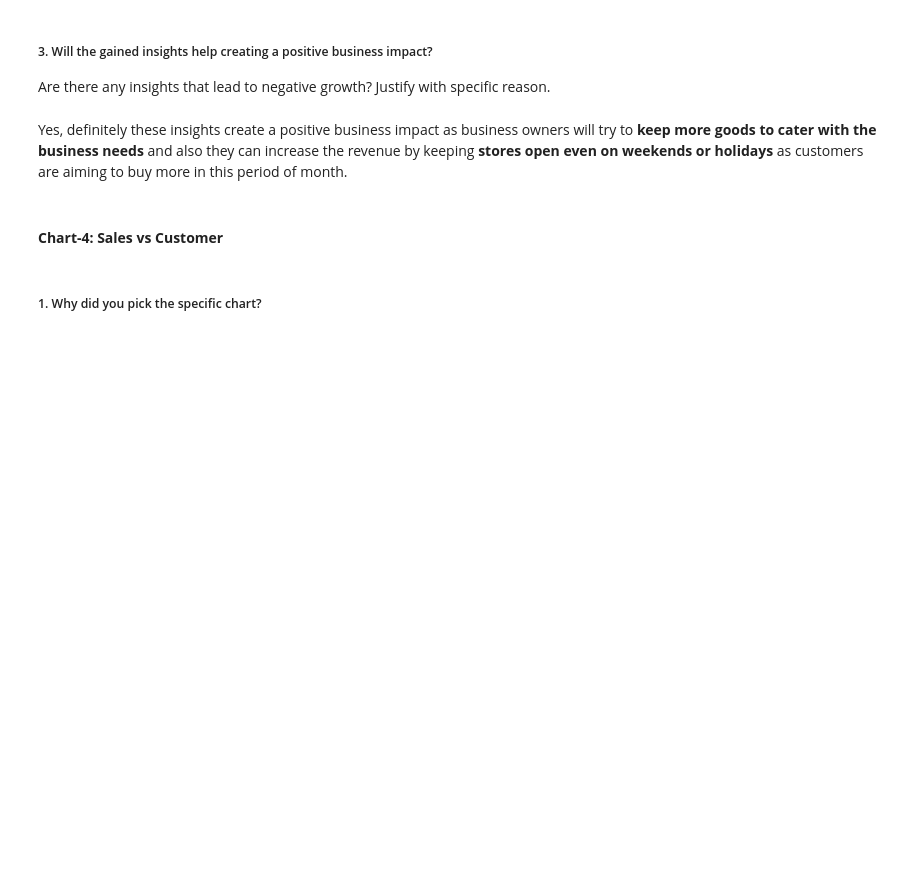
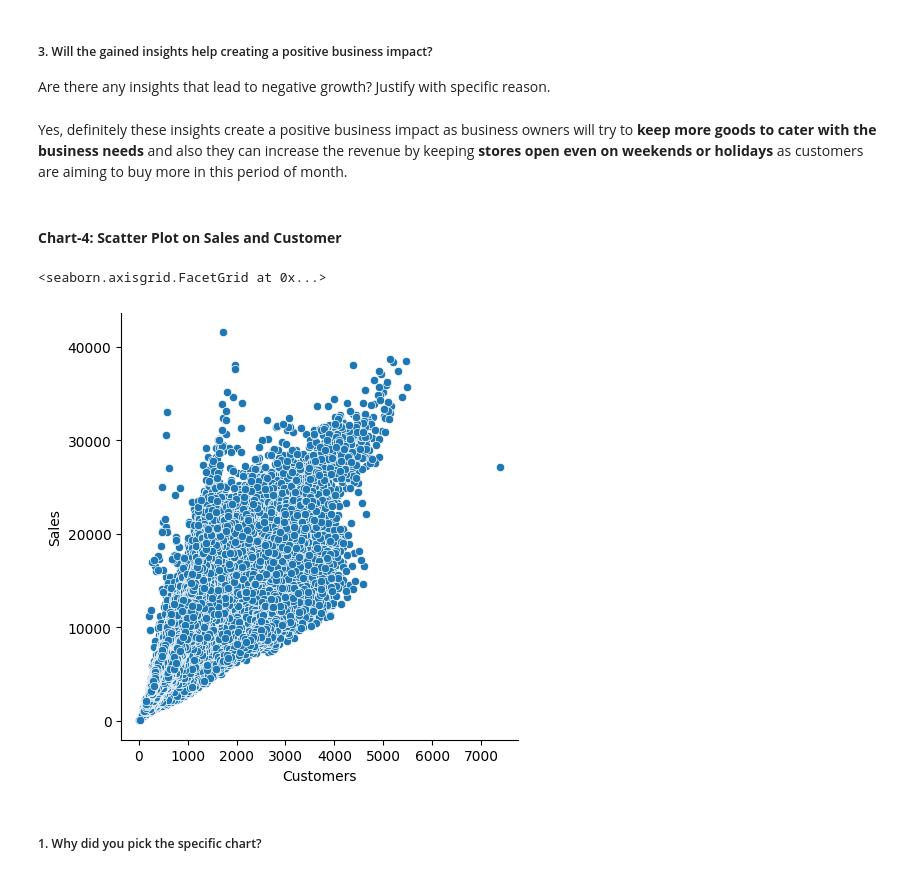
Before and after one commit to MohammadSarim/Capstone-Project-Retail-Sales-Prediction, a Jupyter notebook: Capstone_Project_Retail_Sales_Prediction.ipynb, the cells around one changed output. Drawn from its saved outputs; the diff is of its cells as text; code cells hidden in the pictures; blank space fills up the shorter version.

```diff
--- a/Capstone_Project_Retail_Sales_Prediction.ipynb
+++ b/Capstone_Project_Retail_Sales_Prediction.ipynb
@@ -1054,11 +1041,13 @@ Are there any insights that lead to negative growth? Justify with specific reaso
 # %% [markdown]
 Yes, definitely these insights create a positive business impact as business owners will try to **keep more goods to cater with the business needs** and also they can increase the revenue by keeping **stores open even on weekends or holidays** as customers are aiming to buy more in this period of month.
 # %% [markdown]
-#### **Chart-4: Sales vs Customer**
+#### **Chart-4: Scatter Plot on Sales and Customer**
 # %%
 # Sale Vs Customer
-plt.figure(figsize=(7,7))
-sns.scatterplot(df['Customers'],df['Sales'])
+sns.relplot(data=Merged_Data, x='Customers',y='Sales')
+# %% [output]
+<seaborn.axisgrid.FacetGrid at 0x...>
+[figure, added]
 # %% [markdown]
 ##### 1. Why did you pick the specific chart?
 # %% [markdown]
```
Also changed, not shown: parts of 28 cells of this notebook.
